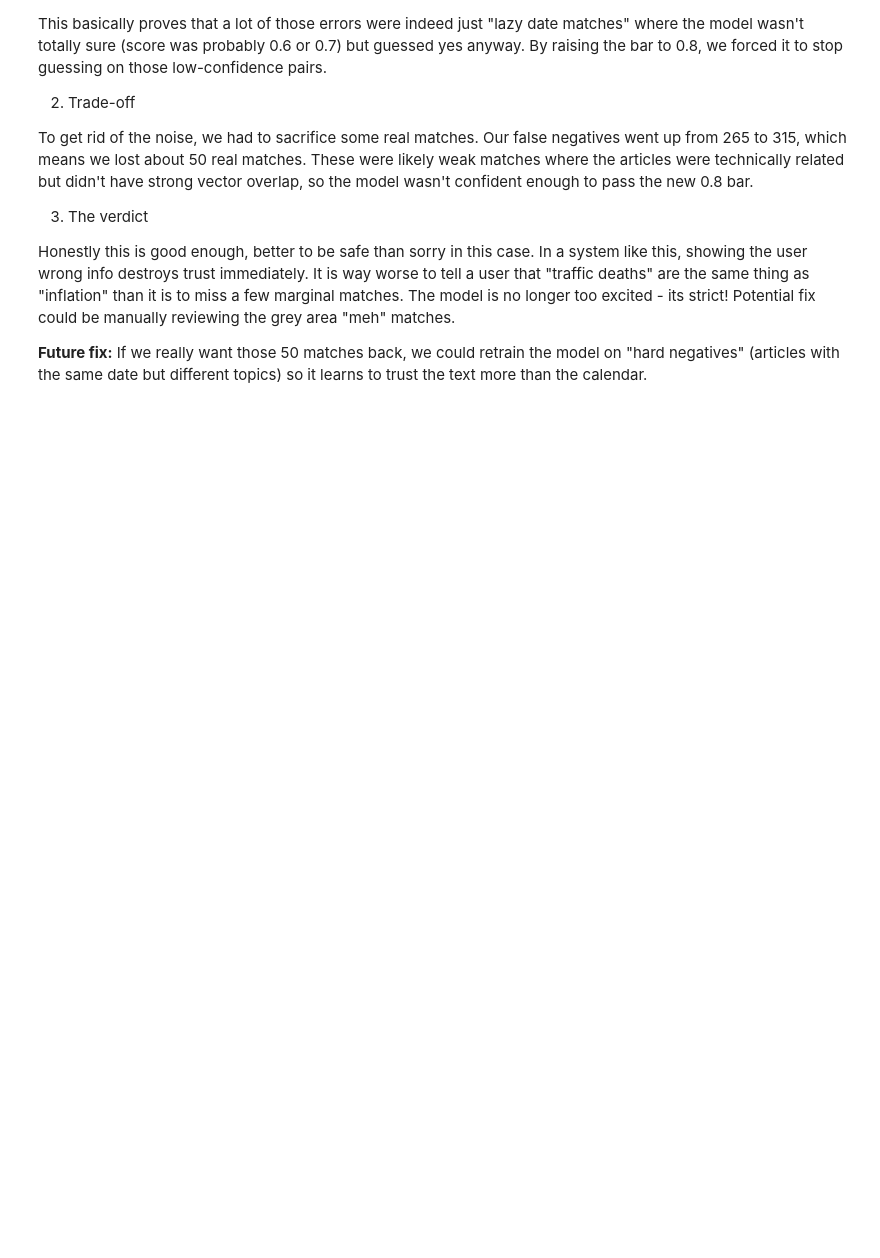
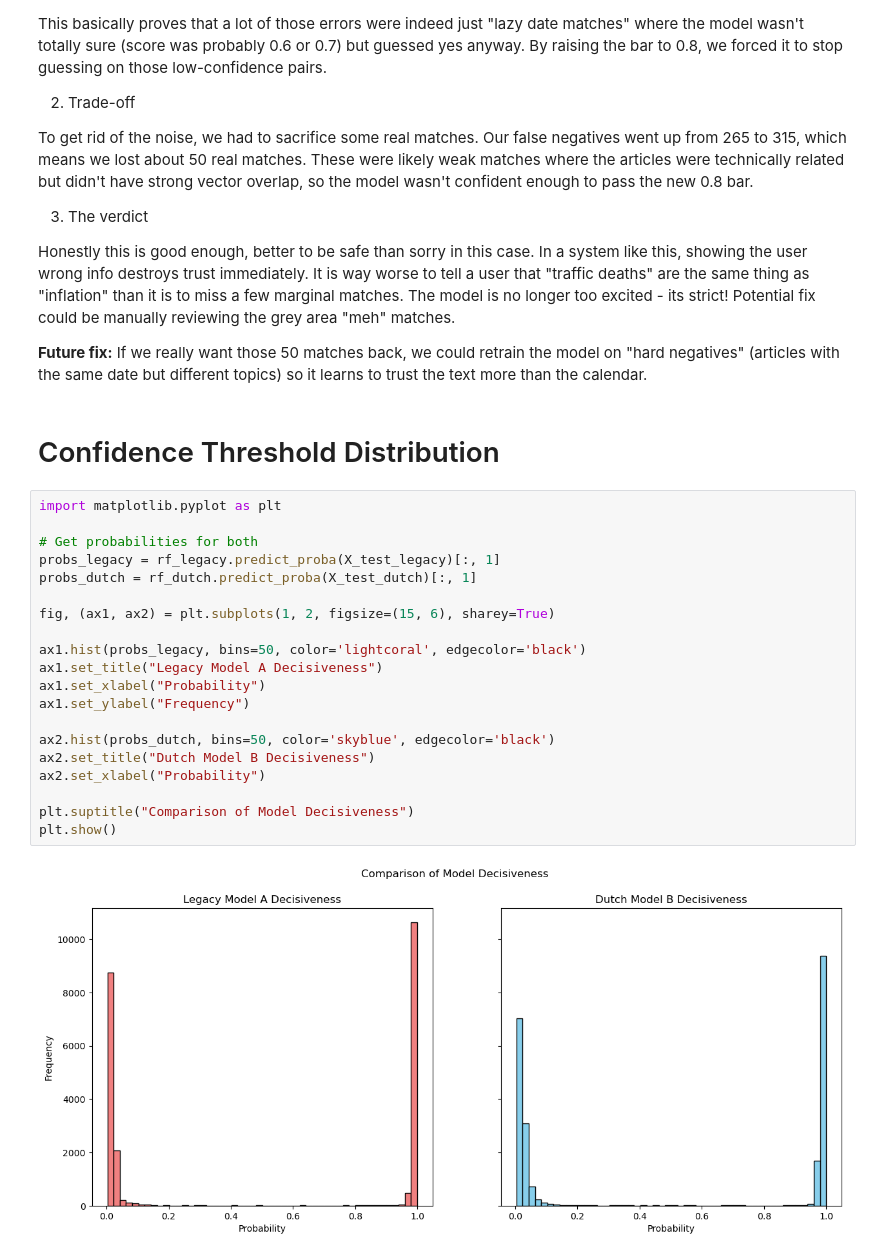
Before and after one commit to slaaziz/CBS, a Jupyter notebook: rf_models_reconstructed.ipynb, the cells around one changed output. Cells and saved outputs as stored; diff of their text form; blank space fills up the shorter version.

```diff
--- a/rf_models_reconstructed.ipynb
+++ b/rf_models_reconstructed.ipynb
@@ -629,3 +629,27 @@ To get rid of the noise, we had to sacrifice some real matches. Our false negati
 Honestly this is good enough, better to be safe than sorry in this case. In a system like this, showing the user wrong info destroys trust immediately. It is way worse to tell a user that "traffic deaths" are the same thing as "inflation" than it is to miss a few marginal matches. The model is no longer too excited - its strict! Potential fix could be manually reviewing the grey area "meh" matches.
 
 **Future fix:** If we really want those 50 matches back, we could retrain the model on "hard negatives" (articles with the same date but different topics) so it learns to trust the text more than the calendar.
+# %% [markdown]
+# Confidence Threshold Distribution
+# %%
+import matplotlib.pyplot as plt
+
+# Get probabilities for both
+probs_legacy = rf_legacy.predict_proba(X_test_legacy)[:, 1]
+probs_dutch = rf_dutch.predict_proba(X_test_dutch)[:, 1]
+
+fig, (ax1, ax2) = plt.subplots(1, 2, figsize=(15, 6), sharey=True)
+
+ax1.hist(probs_legacy, bins=50, color='lightcoral', edgecolor='black')
+ax1.set_title("Legacy Model A Decisiveness")
+ax1.set_xlabel("Probability")
+ax1.set_ylabel("Frequency")
+
+ax2.hist(probs_dutch, bins=50, color='skyblue', edgecolor='black')
+ax2.set_title("Dutch Model B Decisiveness")
+ax2.set_xlabel("Probability")
+
+plt.suptitle("Comparison of Model Decisiveness")
+plt.show()
+# %% [output]
+[figure, added]
```
Also changed, not shown: parts of 3 cells of this notebook.
